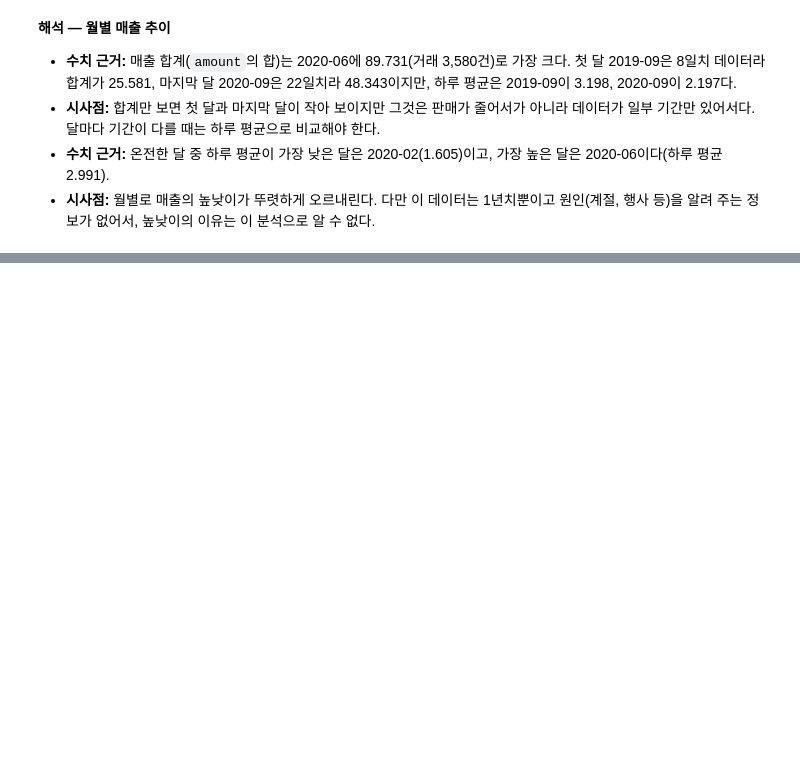
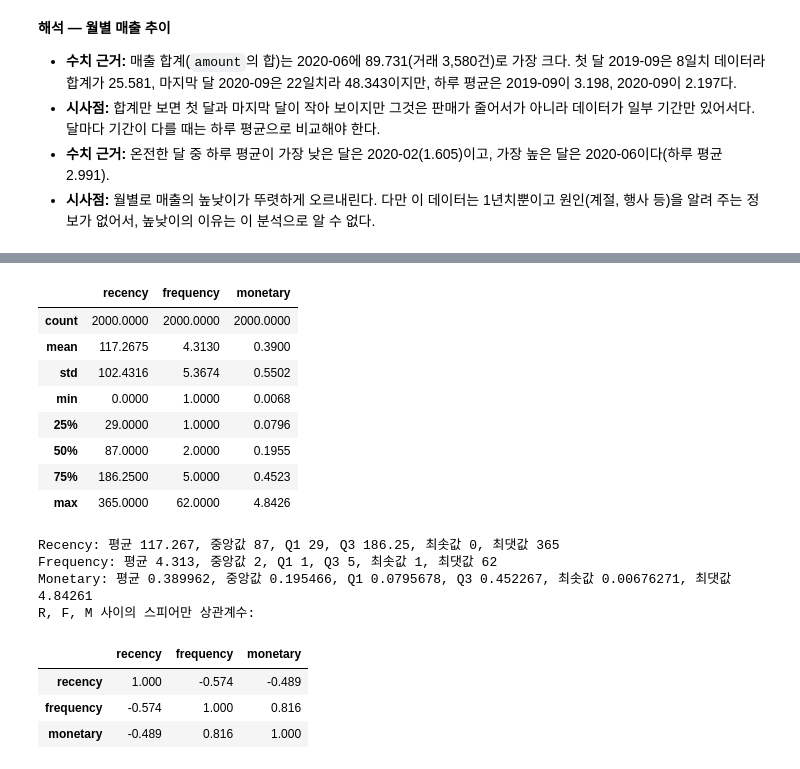
Before and after one commit to kimch0612/Codyssey_A1-1, a Jupyter notebook: notebooks/analysis_report.ipynb, the cells around one changed output, grey strips where cells are left out. Saved outputs shown, nothing was run; the diff lists cells and outputs as text; code cells hidden in the pictures; blank space fills up the shorter version.

Commit message:
feat: pipeline.py, analysis_report.ipynb; calculate_rfm() 추가, RFM 값 계산 노트북 8장 추가
Co-Authored-By: Claude Sonnet 5.5 <noreply@anthropic.com>

```diff
--- a/notebooks/analysis_report.ipynb
+++ b/notebooks/analysis_report.ipynb
@@ -1070,0 +1091,4 @@ plt.show()
+# %%
+rfm = analyzer.calculate_rfm()
+print(f"RFM 표: {len(rfm):,}행 (고객 수 {analyzer.customers['customer_id'].nunique():,}명)")
+rfm.head()
@@ -1070,0 +1103,26 @@ plt.show()
+# %%
+summary = rfm[["recency", "frequency", "monetary"]]
+display(summary.describe().round(4))
+for name, column in [("Recency", "recency"), ("Frequency", "frequency"), ("Monetary", "monetary")]:
+    s = rfm[column]
+    print(f"{name}: 평균 {s.mean():g}, 중앙값 {s.median():g}, Q1 {s.quantile(0.25):g}, Q3 {s.quantile(0.75):g}, 최솟값 {s.min():g}, 최댓값 {s.max():g}")
+print("R, F, M 사이의 스피어만 상관계수:")
+summary.corr(method="spearman").round(3)
+# %% [output]
+|  | recency | frequency | monetary |
+| count | 2000.0000 | 2000.0000 | 2000.0000 |
+| mean | 117.2675 | 4.3130 | 0.3900 |
+| std | 102.4316 | 5.3674 | 0.5502 |
+| min | 0.0000 | 1.0000 | 0.0068 |
+| 25% | 29.0000 | 1.0000 | 0.0796 |
+| 50% | 87.0000 | 2.0000 | 0.1955 |
+| 75% | 186.2500 | 5.0000 | 0.4523 |
+| max | 365.0000 | 62.0000 | 4.8426 |
+Recency: 평균 117.267, 중앙값 87, Q1 29, Q3 186.25, 최솟값 0, 최댓값 365
+Frequency: 평균 4.313, 중앙값 2, Q1 1, Q3 5, 최솟값 1, 최댓값 62
+Monetary: 평균 0.389962, 중앙값 0.195466, Q1 0.0795678, Q3 0.452267, 최솟값 0.00676271, 최댓값 4.84261
+R, F, M 사이의 스피어만 상관계수:
+|  | recency | frequency | monetary |
+| recency | 1.000 | -0.574 | -0.489 |
+| frequency | -0.574 | 1.000 | 0.816 |
+| monetary | -0.489 | 0.816 | 1.000 |
```
Also changed, not shown: parts of 7 cells of this notebook, 1 other file.
